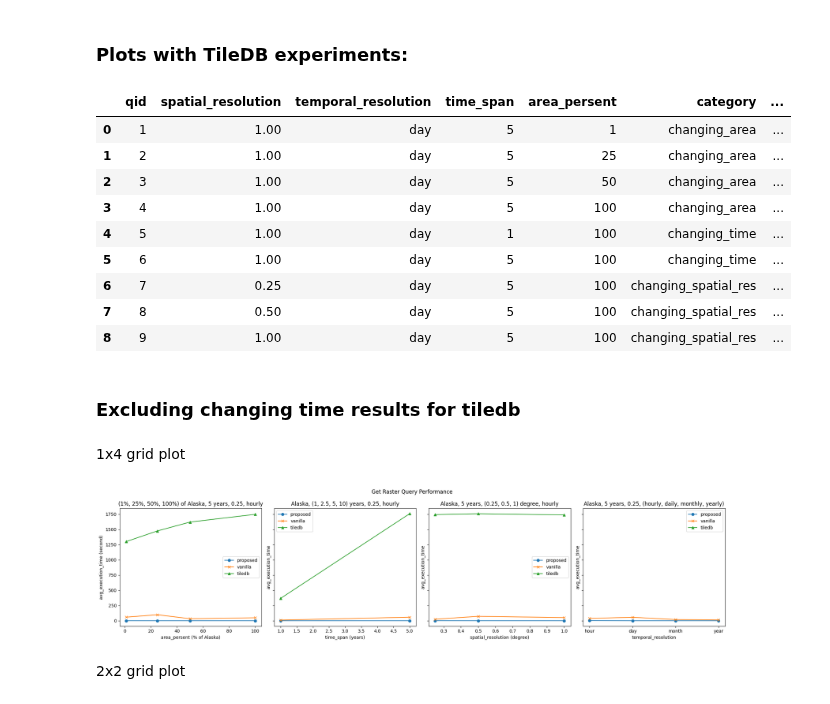
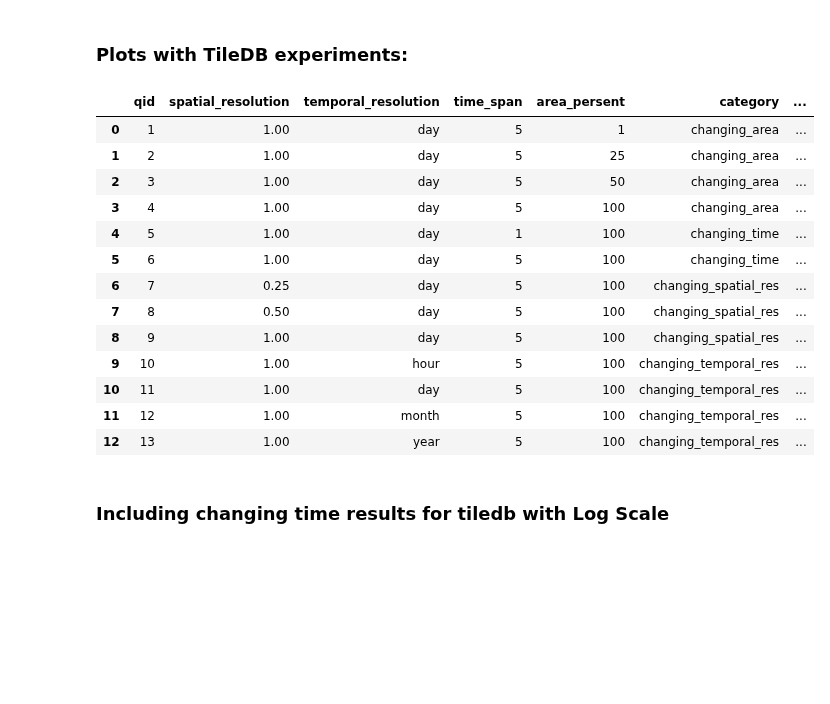
Before and after one commit to iharp3/experiment-kit, a Jupyter notebook: experiment/results/plot.ipynb, the cells around one changed output. Drawn from its saved outputs; the diff is of its cells as text; code cells hidden in the pictures; blank space fills up the shorter version.

```diff
--- a/experiment/results/plot.ipynb
+++ b/experiment/results/plot.ipynb
@@ -132,93 +249,30 @@ plt.show()
 # %%
 import glob
 result_list = glob.glob("proposed_get_raster_TileDBtest_result_*.csv")
 df_proposed = load_results(result_list)
 df_proposed
 
 vanilla_list = glob.glob("vanilla_get_raster_TileDBtest_result_*.csv")
 df_vanilla = load_results(vanilla_list)
 df_vanilla
 
-tiledb_list = glob.glob("tiledb_PARTIAL_get_raster_test_result_*.csv")
+tiledb_list = glob.glob("tiledb_get_raster_test_result_*.csv")
 df_tiledb = load_results(tiledb_list)
 df_tiledb
 # %% [output]
 |  | qid | spatial_resolution | temporal_resolution | time_span | area_persent | category | ... |
 | 0 | 1 | 1.00 | day | 5 | 1 | changing_area | ... |
 | 1 | 2 | 1.00 | day | 5 | 25 | changing_area | ... |
 | 2 | 3 | 1.00 | day | 5 | 50 | changing_area | ... |
 | 3 | 4 | 1.00 | day | 5 | 100 | changing_area | ... |
 | 4 | 5 | 1.00 | day | 1 | 100 | changing_time | ... |
 | 5 | 6 | 1.00 | day | 5 | 100 | changing_time | ... |
 | 6 | 7 | 0.25 | day | 5 | 100 | changing_spatial_res | ... |
 | 7 | 8 | 0.50 | day | 5 | 100 | changing_spatial_res | ... |
 | 8 | 9 | 1.00 | day | 5 | 100 | changing_spatial_res | ... |
+| 9 | 10 | 1.00 | hour | 5 | 100 | changing_temporal_res | ... |
+| 10 | 11 | 1.00 | day | 5 | 100 | changing_temporal_res | ... |
+| 11 | 12 | 1.00 | month | 5 | 100 | changing_temporal_res | ... |
+| 12 | 13 | 1.00 | year | 5 | 100 | changing_temporal_res | ... |
 # %% [markdown]
-### Excluding changing time results for tiledb
+### Including changing time results for tiledb with Log Scale
-# %% [markdown]
-1x4 grid plot
-# %%
-# EXCLUDING CHANGING TIME FOR TILED
-
-import matplotlib.pyplot as plt
-
-# subplot (1, 4)
-fig, axs = plt.subplots(1, 4, figsize=(20, 5), sharey=True)
-
-# axs[0]: changing_area, x axis is area_persent and y axis is avg_execution_time
-df_changing_area = df_proposed[df_proposed["category"] == "changing_area"]
-axs[0].plot(df_changing_area["area_persent"], df_changing_area["avg_execution_time"], label="proposed", marker="o")
-df_vanilla_changing_area = df_vanilla[df_vanilla["category"] == "changing_area"]
-axs[0].plot(df_vanilla_changing_area["area_persent"], df_vanilla_changing_area["avg_execution_time"], label="vanilla", marker="x")
-df_tiledb_changing_area = df_tiledb[df_tiledb["category"] == "changing_area"]
-axs[0].plot(df_tiledb_changing_area["area_persent"], df_tiledb_changing_area["avg_execution_time"], label="tiledb", marker="^")
-axs[0].set_title("(1%, 25%, 50%, 100%) of Alaska, 5 years, 0.25, hourly")
-axs[0].set_xlabel("area_persent (% of Alaska)")
-axs[0].set_ylabel("avg_execution_time (second)")
-axs[0].legend()
-
-# axs[1]: changing_time, x axis is time_span and y axis is avg_execution_time
-df_changing_time = df_proposed[df_proposed["category"] == "changing_time"]
-axs[1].plot(df_changing_time["time_span"], df_changing_time["avg_execution_time"], label="proposed", marker="o")
-df_vanilla_changing_time = df_vanilla[df_vanilla["category"] == "changing_time"]
-axs[1].plot(df_vanilla_changing_time["time_span"], df_vanilla_changing_time["avg_execution_time"], label="vanilla", marker="x")
-df_tiledb_changing_time = df_tiledb[df_tiledb["category"] == "changing_time"]
-axs[1].plot(df_tiledb_changing_time["time_span"], df_tiledb_changing_time["avg_execution_time"], label="tiledb", marker="^")
-axs[1].set_title("Alaska, (1, 2.5, 5, 10) years, 0.25, hourly")
-axs[1].set_xlabel("time_span (years)")
-axs[1].set_ylabel("avg_execution_time")
-axs[1].legend()
-
-# axs[2]: changing_spatial_res, x axis is spatial_resolution and y axis is avg_execution_time
-df_changing_spatial_res = df_proposed[df_proposed["category"] == "changing_spatial_res"]
-axs[2].plot(df_changing_spatial_res["spatial_resolution"], df_changing_spatial_res["avg_execution_time"], label="proposed", marker="o")
-df_vanilla_changing_spatial_res = df_vanilla[df_vanilla["category"] == "changing_spatial_res"]
-axs[2].plot(df_vanilla_changing_spatial_res["spatial_resolution"], df_vanilla_changing_spatial_res["avg_execution_time"], label="vanilla", marker="x")
-df_tiledb_changing_spatial_res = df_tiledb[df_tiledb["category"] == "changing_spatial_res"]
-axs[2].plot(df_tiledb_changing_spatial_res["spatial_resolution"], df_tiledb_changing_spatial_res["avg_execution_time"], label="tiledb", marker="^")
-axs[2].set_title("Alaska, 5 years, (0.25, 0.5, 1) degree, hourly")
-axs[2].set_xlabel("spatial_resolution (degree)")
-axs[2].set_ylabel("avg_execution_time")
-axs[2].legend()
-
-# axs[3]: changing_temporal_res, x axis is temporal_resolution and y axis is avg_execution_time
-df_changing_temporal_res = df_proposed[df_proposed["category"] == "changing_temporal_res"]
-axs[3].plot(df_changing_temporal_res["temporal_resolution"], df_changing_temporal_res["avg_execution_time"], label="proposed", marker="o")
-df_vanilla_changing_temporal_res = df_vanilla[df_vanilla["category"] == "changing_temporal_res"]
-axs[3].plot(df_vanilla_changing_temporal_res["temporal_resolution"], df_vanilla_changing_temporal_res["avg_execution_time"], label="vanilla", marker="x")
-df_tiledb_changing_temporal_res = df_tiledb[df_tiledb["category"] == "changing_temporal_res"]
-axs[3].plot(df_tiledb_changing_temporal_res["temporal_resolution"], df_tiledb_changing_temporal_res["avg_execution_time"], label="tiledb", marker="^")
-axs[3].set_title("Alaska, 5 years, 0.25, (hourly, daily, monthly, yearly)")
-axs[3].set_xlabel("temporal_resolution")
-axs[3].set_ylabel("avg_execution_time")
-axs[3].legend()
-
-# add fig title
-fig.suptitle("Get Raster Query Performance")
-
-fig.tight_layout()
-plt.show()
-# %% [output]
-[figure, removed]
-# %% [markdown]
-2x2 grid plot
```
Also changed, not shown: parts of 10 cells of this notebook.
